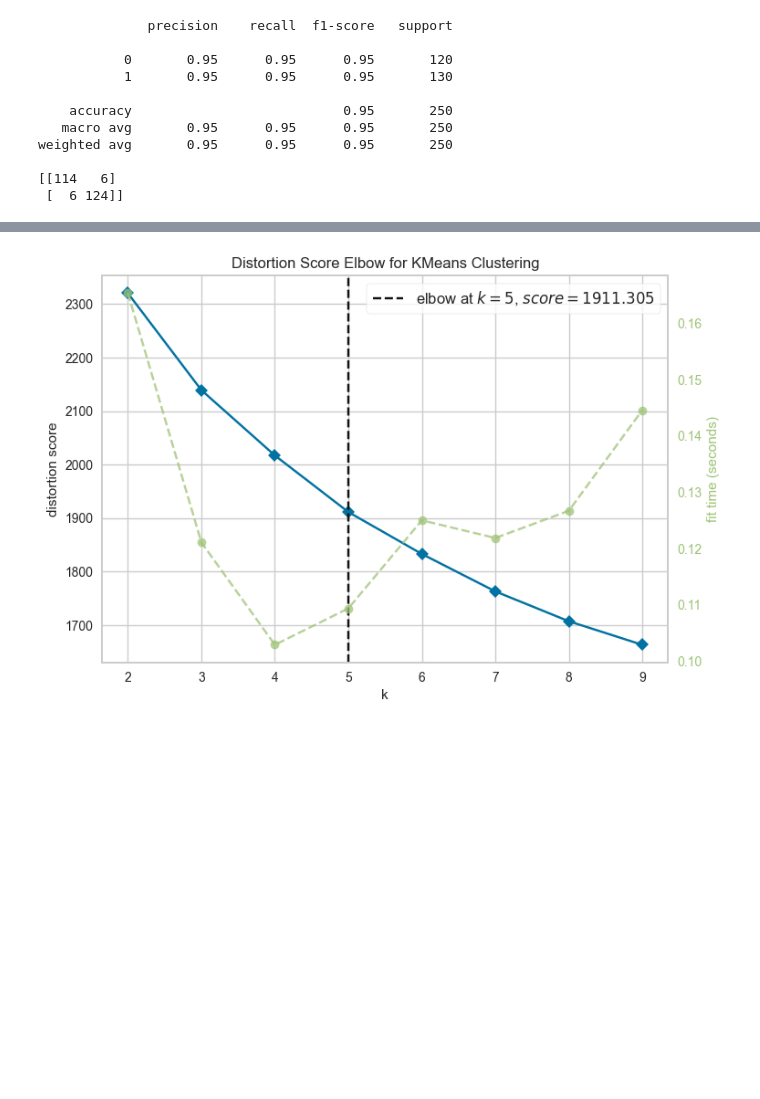
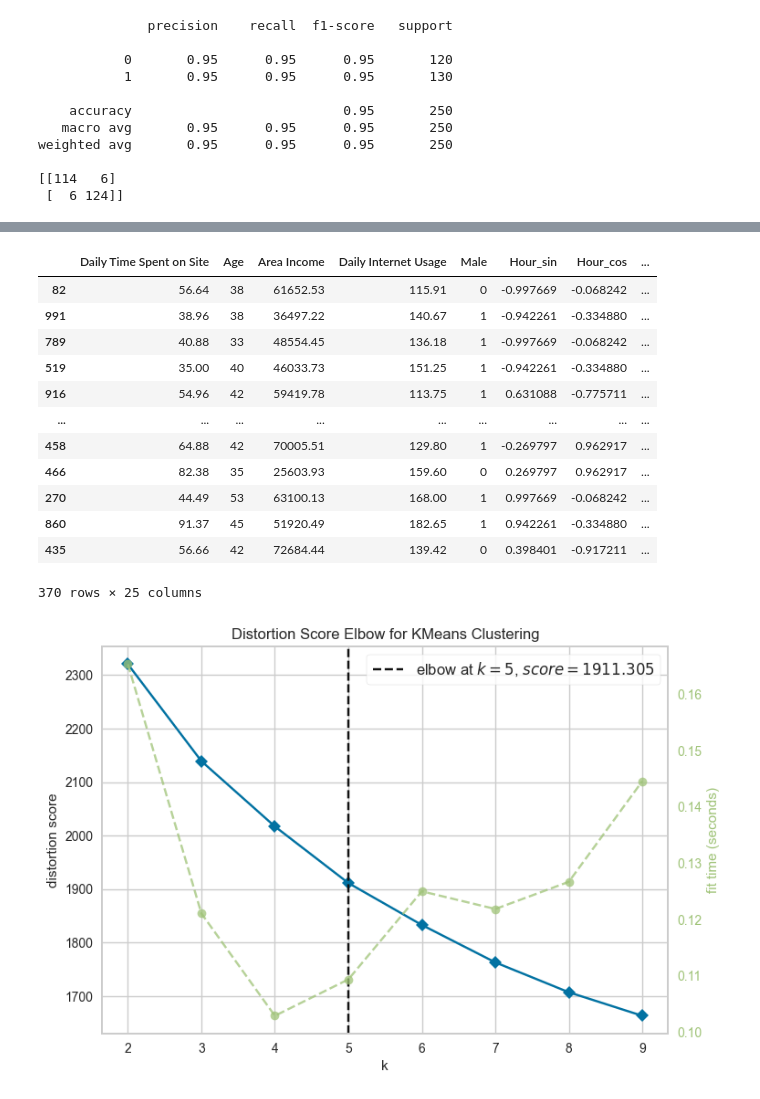
Before and after one commit to epdavid1/adboost-dashboard, a Jupyter notebook: adboost clean.ipynb, the cells around one changed output, grey strips where cells are left out. Drawn from its saved outputs; the diff is of its cells as text; code cells hidden in the pictures; blank space fills up the shorter version.

```diff
--- a/adboost clean.ipynb
+++ b/adboost clean.ipynb
@@ -130,3 +191,22 @@ shap.summary_plot(shap_values, features=X_train[pd.concat([X_train, y_train], ax
+# %%
+for in range(
+    fv = melted_df['Feature Value']
+    fv_01 = (fv - fv.min()) / (fv.max() - fv.min())
+    fv_colors = {n: mpl.colors.rgb2hex(c) for n, c in zip(fv, mpl.cm.viridis(fv_01))}
+# %% [output]
+|  | Daily Time Spent on Site | Age | Area Income | Daily Internet Usage | Male | Hour_sin | Hour_cos | ... |
+| 82 | 56.64 | 38 | 61652.53 | 115.91 | 0 | -0.997669 | -0.068242 | ... |
+| 991 | 38.96 | 38 | 36497.22 | 140.67 | 1 | -0.942261 | -0.334880 | ... |
+| 789 | 40.88 | 33 | 48554.45 | 136.18 | 1 | -0.997669 | -0.068242 | ... |
+| 519 | 35.00 | 40 | 46033.73 | 151.25 | 1 | -0.942261 | -0.334880 | ... |
+| 916 | 54.96 | 42 | 59419.78 | 113.75 | 1 | 0.631088 | -0.775711 | ... |
+| ... | ... | ... | ... | ... | ... | ... | ... | ... |
+| 458 | 64.88 | 42 | 70005.51 | 129.80 | 1 | -0.269797 | 0.962917 | ... |
+| 466 | 82.38 | 35 | 25603.93 | 159.60 | 0 | 0.269797 | 0.962917 | ... |
+| 270 | 44.49 | 53 | 63100.13 | 168.00 | 1 | 0.997669 | -0.068242 | ... |
+| 860 | 91.37 | 45 | 51920.49 | 182.65 | 1 | 0.942261 | -0.334880 | ... |
+| 435 | 56.66 | 42 | 72684.44 | 139.42 | 0 | 0.398401 | -0.917211 | ... |
+370 rows × 25 columns
 # %%
 df_cluster = pd.concat([X_train, y_train], axis=1)
 df_cluster_finance = df_cluster[(df_cluster['Clicked on Ad'] == 1) & (df_cluster['Ad Category_Finance'] == 1)].drop(['Clicked on Ad', 'Ad Category_Finance'], axis=1)
```
Also changed, not shown: parts of 9 cells of this notebook, 1 other file.
